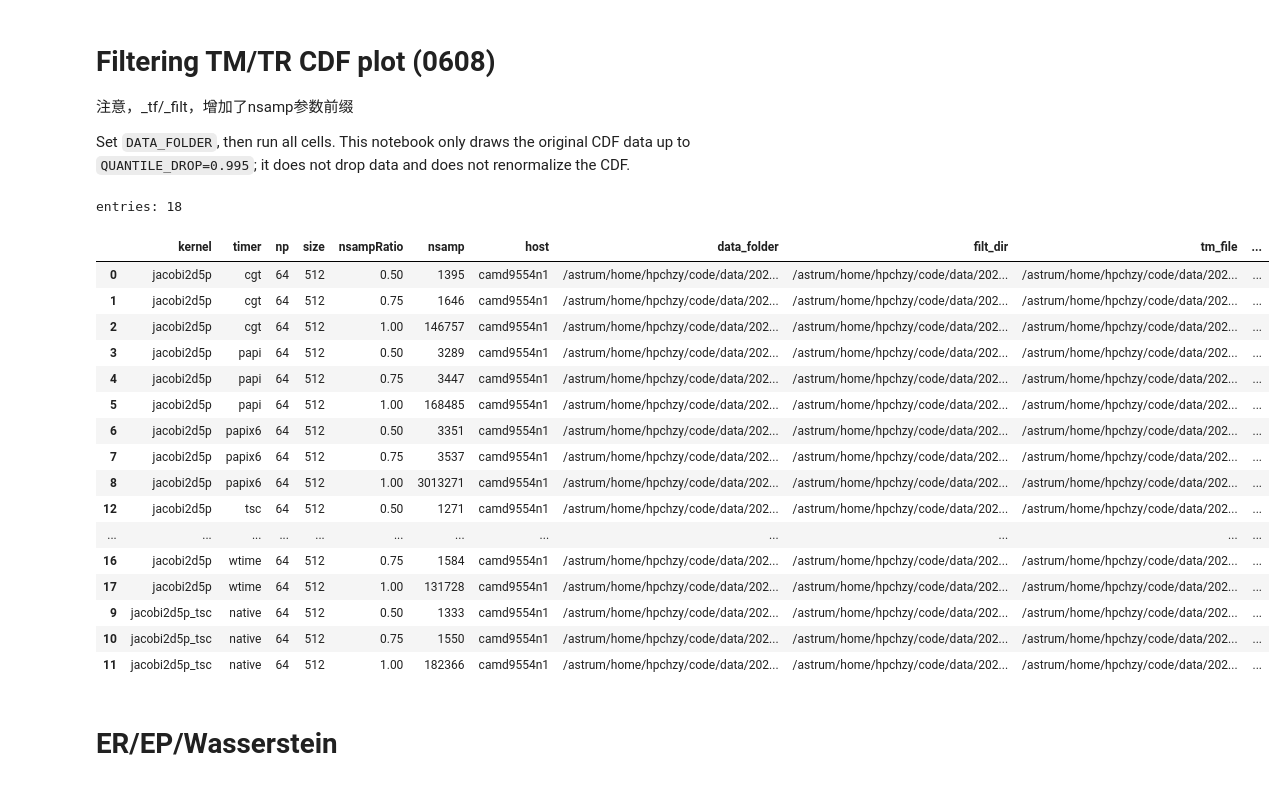
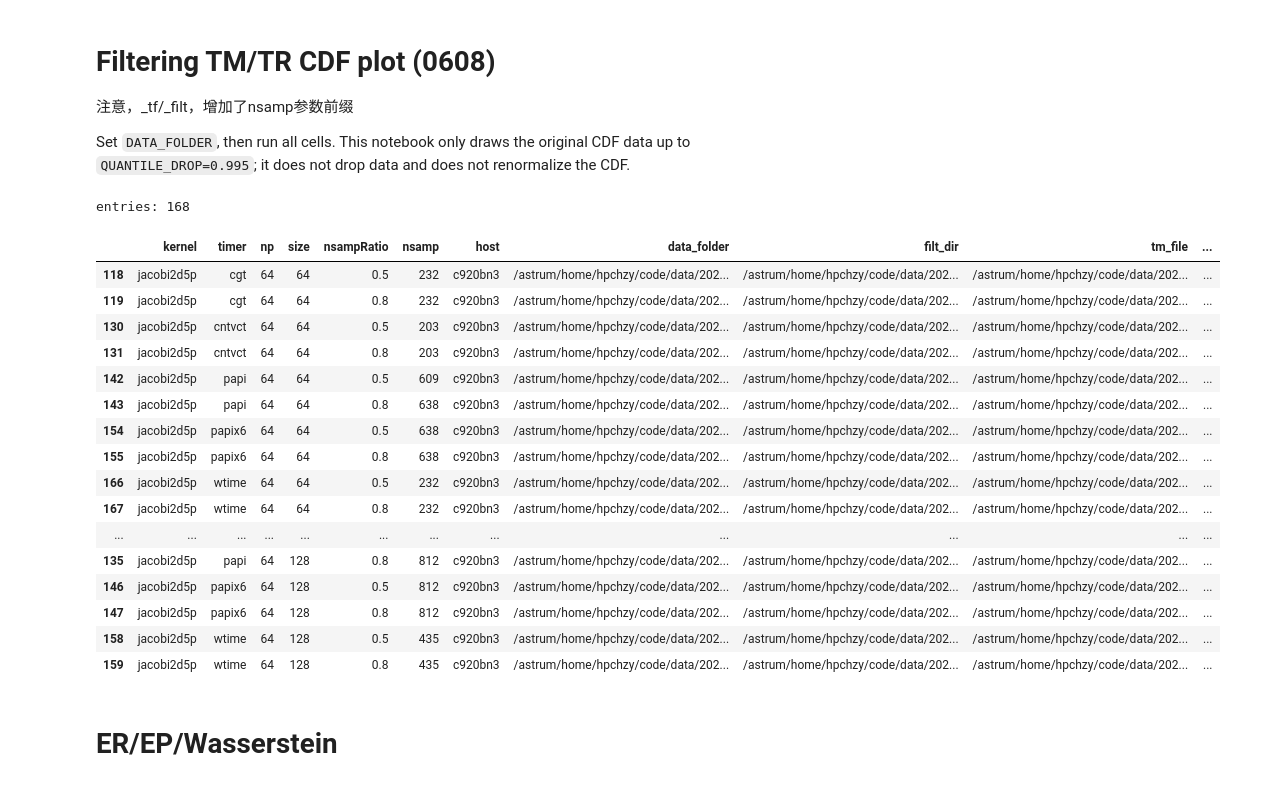
Before and after one commit to HunterHan/TacVar, a Jupyter notebook: stencil/plot_entry_filt.0608.ipynb, the cells around one changed output. Saved outputs shown, nothing was run; the diff lists cells and outputs as text; code cells hidden in the pictures.

```diff
--- a/stencil/plot_entry_filt.0608.ipynb
+++ b/stencil/plot_entry_filt.0608.ipynb
@@ -20,10 +20,17 @@ DATA_FOLDERS = [
     # Path('/astrum/home/hpchzy/code/data/20260608/camd9554n1/output_filt/20260608-215031/'),     # camd9554n1, 纯sub,ASM, 原filt。看看0.5 0.75。
 
         # Path('/astrum/home/hpchzy/code/data/20260608/camd9554n1/output_filt/20260608-213911/'),     # camd9554n1, 纯sub,ASM, 保守优化filt。看看0.5 0.75。
-    Path('/astrum/home/hpchzy/code/data/20260608/camd9554n1/output_filt/20260608-222153/'),     # camd9554n1, 纯sub,ASM, 保守优化filt。看看0.5 0.75。ntest=100,之前是10
+    # Path('/astrum/home/hpchzy/code/data/20260608/camd9554n1/output_filt/20260608-222153/'),     # camd9554n1, 纯sub,ASM, 保守优化filt。看看0.5 0.75。ntest=100,之前是10
+    # Path('/astrum/home/hpchzy/code/data/20260608/camd9554n1/output_filt/20260608-224749/'),     # camd9554n1, 纯sub,ASM, filt v2，该用q50而不是q0初始化tr，以让papi和papix6偏差减掉。看看0.5 0.75。ntest=100,之前是10.
+    # Path('/astrum/home/hpchzy/code/data/20260608/camd9554n1/output_filt/20260608-231553/'),     # camd9554n1, 纯sub,ASM, filt v2，该用q50而不是q0初始化tr，以让papi和papix6偏差减掉。看看0.5 0.75。ntest=10，从100改回10，因为初始化用q50了，不需要踩q0.
+    Path('/astrum/home/hpchzy/code/data/20260608/camd9554n1/output_filt/20260608-233019/'),     # camd9554n1, 纯sub,ASM, filt v2，narr=64-》2048， 该用q50而不是q0初始化tr，以让papi和papix6偏差减掉。看看0.5 0.75。ntest=10，从100改回10，因为初始化用q50了，不需要踩q0.
+
+
+    Path('/astrum/home/hpchzy/code/data/20260609/c920bn3/output_filt/20260609-140708/'), # c920bn3
 ]
 
-QUANTILE_DROP = 0.995  # only draw CDF values from 0 to 0.995; no data deletion, no renormalization
+# QUANTILE_DROP = 0.995  # only draw CDF values from 0 to 0.995; no data deletion, no renormalization
+QUANTILE_DROP = 0.995  # only draw CDF values from 0 to 1.0; no data deletion, no renormalization
 SAVE_FIG = False
 OUT_DIR = Path('/astrum/home/hpchzy/code/TacVar/stencil/plots_0604')
 
@@ -68,7 +75,7 @@ HOST_LABELS = {
 }
 # %%
 def parse_filt_dir(path):
-    m = re.match(r'(?P<kernel>.+)_(?P<timer>.+)_np(?P<np>\d+)_size(?P<size>\d+)_nsampRatio(?P<nsampRatio>[\d.]+)_nsamp(?P<nsamp>\d+)_filt$', path.name)
+    m = re.match(r'(?P<kernel>.+?)_(?P<timer>.+)_np(?P<np>\d+)_size(?P<size>\d+)_nsampRatio(?P<nsampRatio>[\d.]+)_nsamp(?P<nsamp>\d+)_filt$', path.name)
     if not m:
         return None
     d = m.groupdict()
@@ -131,50 +138,50 @@ def read_tr(tr_hist_file):
     df = df[df['cdf'] <= QUANTILE_DROP]
     if len(df):
         first = df.iloc[[0]].copy()
         first['prob'] = 0.0
         first['cdf'] = 0.0
         df = pd.concat([first, df], ignore_index=True)
     return df
 
 
 def collect_entries(data_folder):
     rows = []
     data_folder = Path(data_folder)
     host = host_from_data_folder(data_folder)
     for tr_hist_file in sorted(data_folder.glob('*/tr_hist.csv')):
         filt_dir = tr_hist_file.parent
         meta = parse_filt_dir(filt_dir)
         if meta is None:
             continue
         tm_file = filt_dir / 'met.csv'
         if not tm_file.exists():
             print(f'skip missing met.csv: {filt_dir}')
             continue
         rows.append({**meta, 'host': host, 'data_folder': data_folder, 'filt_dir': filt_dir, 'tm_file': tm_file, 'tr_hist_file': tr_hist_file})
     return pd.DataFrame(rows)
 
 entries = pd.concat([collect_entries(p) for p in DATA_FOLDERS], ignore_index=True)
 print(f'entries: {len(entries)}')
 entries.sort_values(['host', 'kernel', 'np', 'size', 'timer']).head(20)
 # %% [output]
-entries: 18
+entries: 168
 |  | kernel | timer | np | size | nsampRatio | nsamp | host | data_folder | filt_dir | tm_file | ... |
-| 0 | jacobi2d5p | cgt | 64 | 512 | 0.50 | 1395 | camd9554n1 | /astrum/home/hpchzy/code/data/202... | /astrum/home/hpchzy/code/data/202... | /astrum/home/hpchzy/code/data/202... | ... |
-| 1 | jacobi2d5p | cgt | 64 | 512 | 0.75 | 1646 | camd9554n1 | /astrum/home/hpchzy/code/data/202... | /astrum/home/hpchzy/code/data/202... | /astrum/home/hpchzy/code/data/202... | ... |
-| 2 | jacobi2d5p | cgt | 64 | 512 | 1.00 | 146757 | camd9554n1 | /astrum/home/hpchzy/code/data/202... | /astrum/home/hpchzy/code/data/202... | /astrum/home/hpchzy/code/data/202... | ... |
-| 3 | jacobi2d5p | papi | 64 | 512 | 0.50 | 3289 | camd9554n1 | /astrum/home/hpchzy/code/data/202... | /astrum/home/hpchzy/code/data/202... | /astrum/home/hpchzy/code/data/202... | ... |
-| 4 | jacobi2d5p | papi | 64 | 512 | 0.75 | 3447 | camd9554n1 | /astrum/home/hpchzy/code/data/202... | /astrum/home/hpchzy/code/data/202... | /astrum/home/hpchzy/code/data/202... | ... |
-| 5 | jacobi2d5p | papi | 64 | 512 | 1.00 | 168485 | camd9554n1 | /astrum/home/hpchzy/code/data/202... | /astrum/home/hpchzy/code/data/202... | /astrum/home/hpchzy/code/data/202... | ... |
-| 6 | jacobi2d5p | papix6 | 64 | 512 | 0.50 | 3351 | camd9554n1 | /astrum/home/hpchzy/code/data/202... | /astrum/home/hpchzy/code/data/202... | /astrum/home/hpchzy/code/data/202... | ... |
-| 7 | jacobi2d5p | papix6 | 64 | 512 | 0.75 | 3537 | camd9554n1 | /astrum/home/hpchzy/code/data/202... | /astrum/home/hpchzy/code/data/202... | /astrum/home/hpchzy/code/data/202... | ... |
-| 8 | jacobi2d5p | papix6 | 64 | 512 | 1.00 | 3013271 | camd9554n1 | /astrum/home/hpchzy/code/data/202... | /astrum/home/hpchzy/code/data/202... | /astrum/home/hpchzy/code/data/202... | ... |
-| 12 | jacobi2d5p | tsc | 64 | 512 | 0.50 | 1271 | camd9554n1 | /astrum/home/hpchzy/code/data/202... | /astrum/home/hpchzy/code/data/202... | /astrum/home/hpchzy/code/data/202... | ... |
+| 118 | jacobi2d5p | cgt | 64 | 64 | 0.5 | 232 | c920bn3 | /astrum/home/hpchzy/code/data/202... | /astrum/home/hpchzy/code/data/202... | /astrum/home/hpchzy/code/data/202... | ... |
+| 119 | jacobi2d5p | cgt | 64 | 64 | 0.8 | 232 | c920bn3 | /astrum/home/hpchzy/code/data/202... | /astrum/home/hpchzy/code/data/202... | /astrum/home/hpchzy/code/data/202... | ... |
+| 130 | jacobi2d5p | cntvct | 64 | 64 | 0.5 | 203 | c920bn3 | /astrum/home/hpchzy/code/data/202... | /astrum/home/hpchzy/code/data/202... | /astrum/home/hpchzy/code/data/202... | ... |
+| 131 | jacobi2d5p | cntvct | 64 | 64 | 0.8 | 203 | c920bn3 | /astrum/home/hpchzy/code/data/202... | /astrum/home/hpchzy/code/data/202... | /astrum/home/hpchzy/code/data/202... | ... |
+| 142 | jacobi2d5p | papi | 64 | 64 | 0.5 | 609 | c920bn3 | /astrum/home/hpchzy/code/data/202... | /astrum/home/hpchzy/code/data/202... | /astrum/home/hpchzy/code/data/202... | ... |
+| 143 | jacobi2d5p | papi | 64 | 64 | 0.8 | 638 | c920bn3 | /astrum/home/hpchzy/code/data/202... | /astrum/home/hpchzy/code/data/202... | /astrum/home/hpchzy/code/data/202... | ... |
+| 154 | jacobi2d5p | papix6 | 64 | 64 | 0.5 | 638 | c920bn3 | /astrum/home/hpchzy/code/data/202... | /astrum/home/hpchzy/code/data/202... | /astrum/home/hpchzy/code/data/202... | ... |
+| 155 | jacobi2d5p | papix6 | 64 | 64 | 0.8 | 638 | c920bn3 | /astrum/home/hpchzy/code/data/202... | /astrum/home/hpchzy/code/data/202... | /astrum/home/hpchzy/code/data/202... | ... |
+| 166 | jacobi2d5p | wtime | 64 | 64 | 0.5 | 232 | c920bn3 | /astrum/home/hpchzy/code/data/202... | /astrum/home/hpchzy/code/data/202... | /astrum/home/hpchzy/code/data/202... | ... |
+| 167 | jacobi2d5p | wtime | 64 | 64 | 0.8 | 232 | c920bn3 | /astrum/home/hpchzy/code/data/202... | /astrum/home/hpchzy/code/data/202... | /astrum/home/hpchzy/code/data/202... | ... |
 | ... | ... | ... | ... | ... | ... | ... | ... | ... | ... | ... | ... |
-| 16 | jacobi2d5p | wtime | 64 | 512 | 0.75 | 1584 | camd9554n1 | /astrum/home/hpchzy/code/data/202... | /astrum/home/hpchzy/code/data/202... | /astrum/home/hpchzy/code/data/202... | ... |
-| 17 | jacobi2d5p | wtime | 64 | 512 | 1.00 | 131728 | camd9554n1 | /astrum/home/hpchzy/code/data/202... | /astrum/home/hpchzy/code/data/202... | /astrum/home/hpchzy/code/data/202... | ... |
-| 9 | jacobi2d5p_tsc | native | 64 | 512 | 0.50 | 1333 | camd9554n1 | /astrum/home/hpchzy/code/data/202... | /astrum/home/hpchzy/code/data/202... | /astrum/home/hpchzy/code/data/202... | ... |
-| 10 | jacobi2d5p_tsc | native | 64 | 512 | 0.75 | 1550 | camd9554n1 | /astrum/home/hpchzy/code/data/202... | /astrum/home/hpchzy/code/data/202... | /astrum/home/hpchzy/code/data/202... | ... |
-| 11 | jacobi2d5p_tsc | native | 64 | 512 | 1.00 | 182366 | camd9554n1 | /astrum/home/hpchzy/code/data/202... | /astrum/home/hpchzy/code/data/202... | /astrum/home/hpchzy/code/data/202... | ... |
+| 135 | jacobi2d5p | papi | 64 | 128 | 0.8 | 812 | c920bn3 | /astrum/home/hpchzy/code/data/202... | /astrum/home/hpchzy/code/data/202... | /astrum/home/hpchzy/code/data/202... | ... |
+| 146 | jacobi2d5p | papix6 | 64 | 128 | 0.5 | 812 | c920bn3 | /astrum/home/hpchzy/code/data/202... | /astrum/home/hpchzy/code/data/202... | /astrum/home/hpchzy/code/data/202... | ... |
+| 147 | jacobi2d5p | papix6 | 64 | 128 | 0.8 | 812 | c920bn3 | /astrum/home/hpchzy/code/data/202... | /astrum/home/hpchzy/code/data/202... | /astrum/home/hpchzy/code/data/202... | ... |
+| 158 | jacobi2d5p | wtime | 64 | 128 | 0.5 | 435 | c920bn3 | /astrum/home/hpchzy/code/data/202... | /astrum/home/hpchzy/code/data/202... | /astrum/home/hpchzy/code/data/202... | ... |
+| 159 | jacobi2d5p | wtime | 64 | 128 | 0.8 | 435 | c920bn3 | /astrum/home/hpchzy/code/data/202... | /astrum/home/hpchzy/code/data/202... | /astrum/home/hpchzy/code/data/202... | ... |
 # %% [markdown]
 # ER/EP/Wasserstein
 # %%
```
Also changed, not shown: parts of 4 cells of this notebook, 27 other files.
